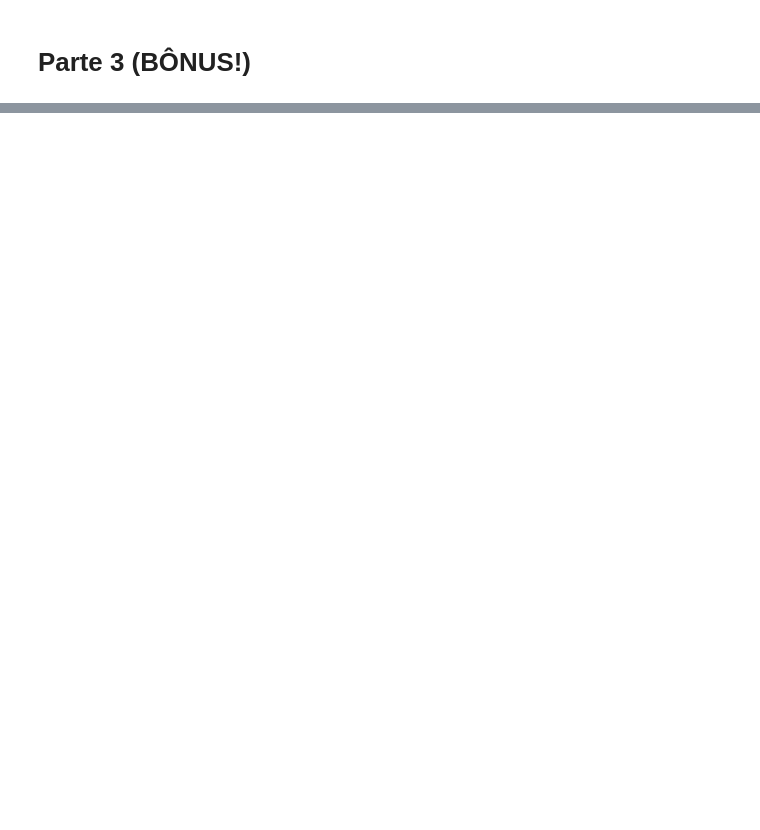
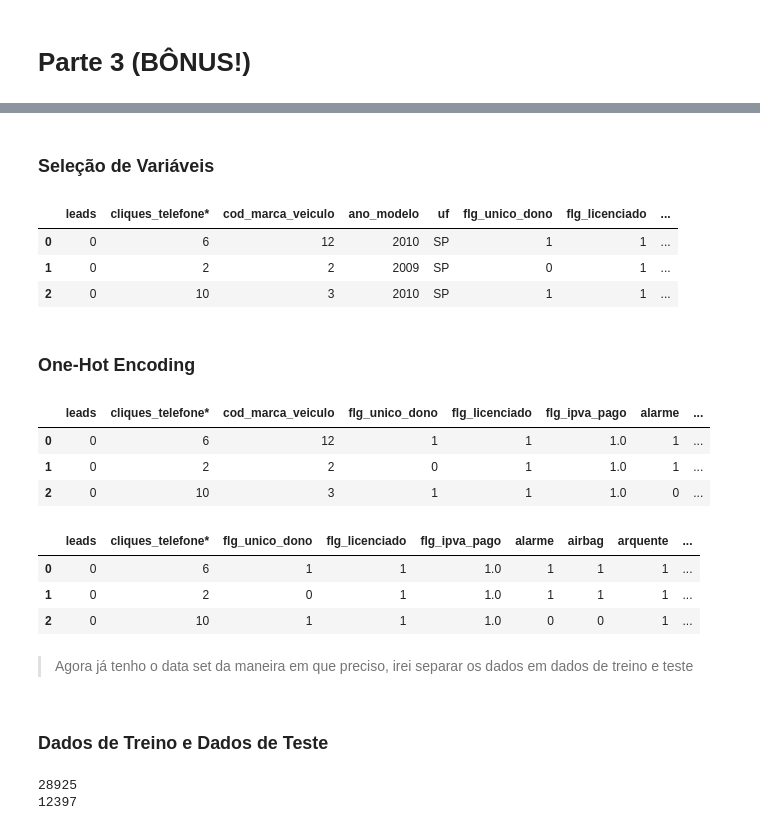
Before and after one commit to rafajovelho/Case1, a Jupyter notebook: Case-GCBInvestimentosipynb.ipynb, the cells around one changed output, grey strips where cells are left out. Drawn from its saved outputs; the diff is of its cells as text; code cells hidden in the pictures; blank space fills up the shorter version.

Commit message:
Analise de Dados

```diff
--- a/Case-GCBInvestimentosipynb.ipynb
+++ b/Case-GCBInvestimentosipynb.ipynb
@@ -1621,0 +1709,2 @@ Dados que não tive acesso, mas que acrescentariam no dataset:
+# %% [markdown]
+### Seleção de Variáveis
@@ -1621,0 +1723,43 @@ Dados que não tive acesso, mas que acrescentariam no dataset:
+# %%
+# Arrumando as variáveis binárias que estão com 'S' e 'N'"Case 1 - dados.csv"
+cols_sn = ['alarme', 'airbag', 'arquente', 'bancocouro', 'abs', 'desembtras', 'travaeletr', 'arcondic', 'sensorestacion', 'rodasliga']
+for i in range(0, len(cols_sn)):
+    df5[cols_sn[i]] = np.where((df5[cols_sn[i]]) == 'S', 1,0)
+# %%
+df5.head(3)
+# %% [output]
+|  | leads | cliques_telefone* | cod_marca_veiculo | ano_modelo | uf | flg_unico_dono | flg_licenciado | ... |
+| 0 | 0 | 6 | 12 | 2010 | SP | 1 | 1 | ... |
+| 1 | 0 | 2 | 2 | 2009 | SP | 0 | 1 | ... |
+| 2 | 0 | 10 | 3 | 2010 | SP | 1 | 1 | ... |
+# %% [markdown]
+### One-Hot Encoding
+# %%
+# Aplicando o One-Hot Encoding com pd.get_dummies()
+for i in ['ano_modelo', 'uf', 'combustivel', 'cambio']:
+    onehots = pd.get_dummies(df5[i], prefix = 'cat') # get_dummies() -> convert categorical variable into dummy/indicator variables
+    df5 = df5.join(onehots)
+# %%
+# Removendo colunas que foram feita one-hot encoding
+df5.drop(['ano_modelo', 'uf', 'combustivel', 'cambio'], axis = 1, inplace = True)
+# %%
+df5.head(3)
+# %% [output]
+|  | leads | cliques_telefone* | cod_marca_veiculo | flg_unico_dono | flg_licenciado | flg_ipva_pago | alarme | ... |
+| 0 | 0 | 6 | 12 | 1 | 1 | 1.0 | 1 | ... |
+| 1 | 0 | 2 | 2 | 0 | 1 | 1.0 | 1 | ... |
+| 2 | 0 | 10 | 3 | 1 | 1 | 1.0 | 0 | ... |
+# %%
+# Retirando a variável 'cod_marca_veiculo' para teste
+df5.drop(['cod_marca_veiculo'], axis = 1, inplace = True)
+# %%
+df5.head(3)
+# %% [output]
+|  | leads | cliques_telefone* | flg_unico_dono | flg_licenciado | flg_ipva_pago | alarme | airbag | arquente | ... |
+| 0 | 0 | 6 | 1 | 1 | 1.0 | 1 | 1 | 1 | ... |
+| 1 | 0 | 2 | 0 | 1 | 1.0 | 1 | 1 | 1 | ... |
+| 2 | 0 | 10 | 1 | 1 | 1.0 | 0 | 0 | 1 | ... |
+# %% [markdown]
+> Agora já tenho o data set da maneira em que preciso, irei separar os dados em dados de treino e teste
+# %% [markdown]
+### Dados de Treino e Dados de Teste
@@ -1621,0 +1771,7 @@ Dados que não tive acesso, mas que acrescentariam no dataset:
+# %%
+# Verificando se foi separado corretamente (70/30)
+print(len(X_train))
+print(len(X_teste))
+# %% [output]
+28925
+12397
```
Also changed, not shown: parts of 50 cells of this notebook.
